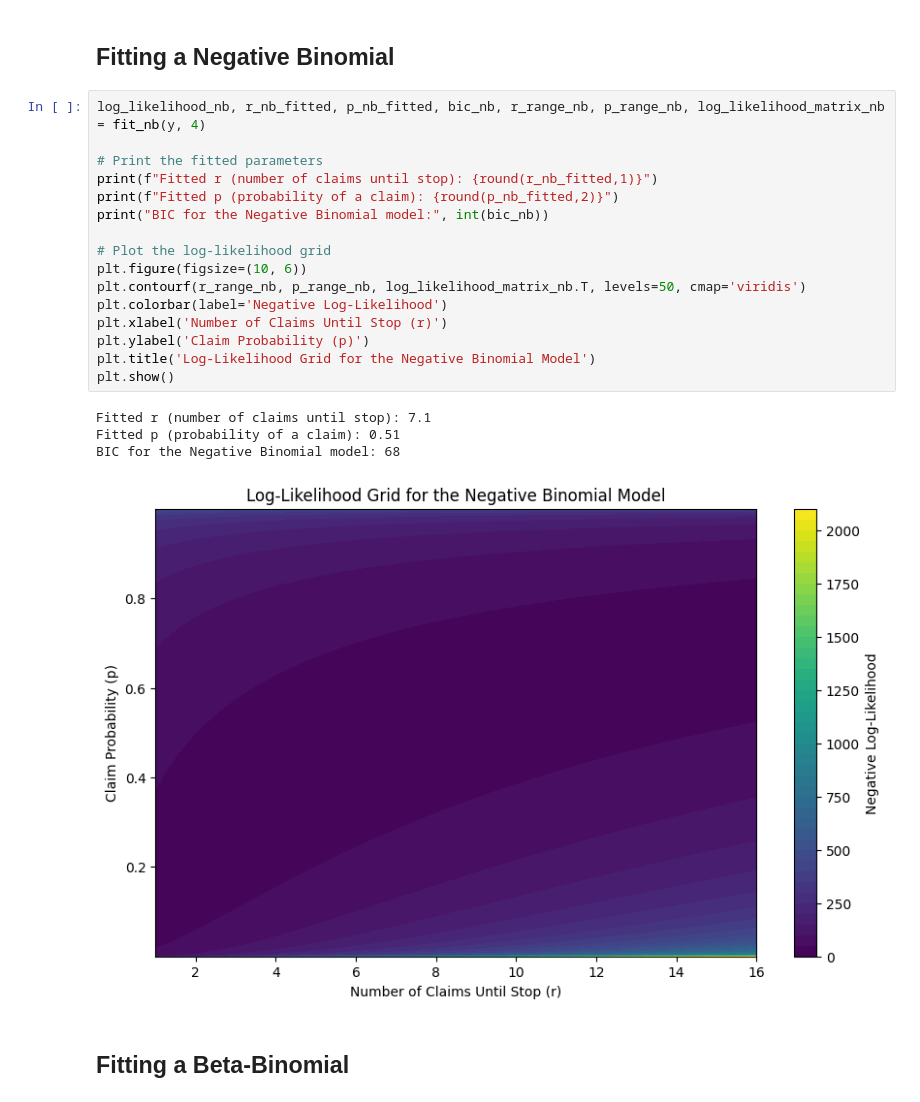
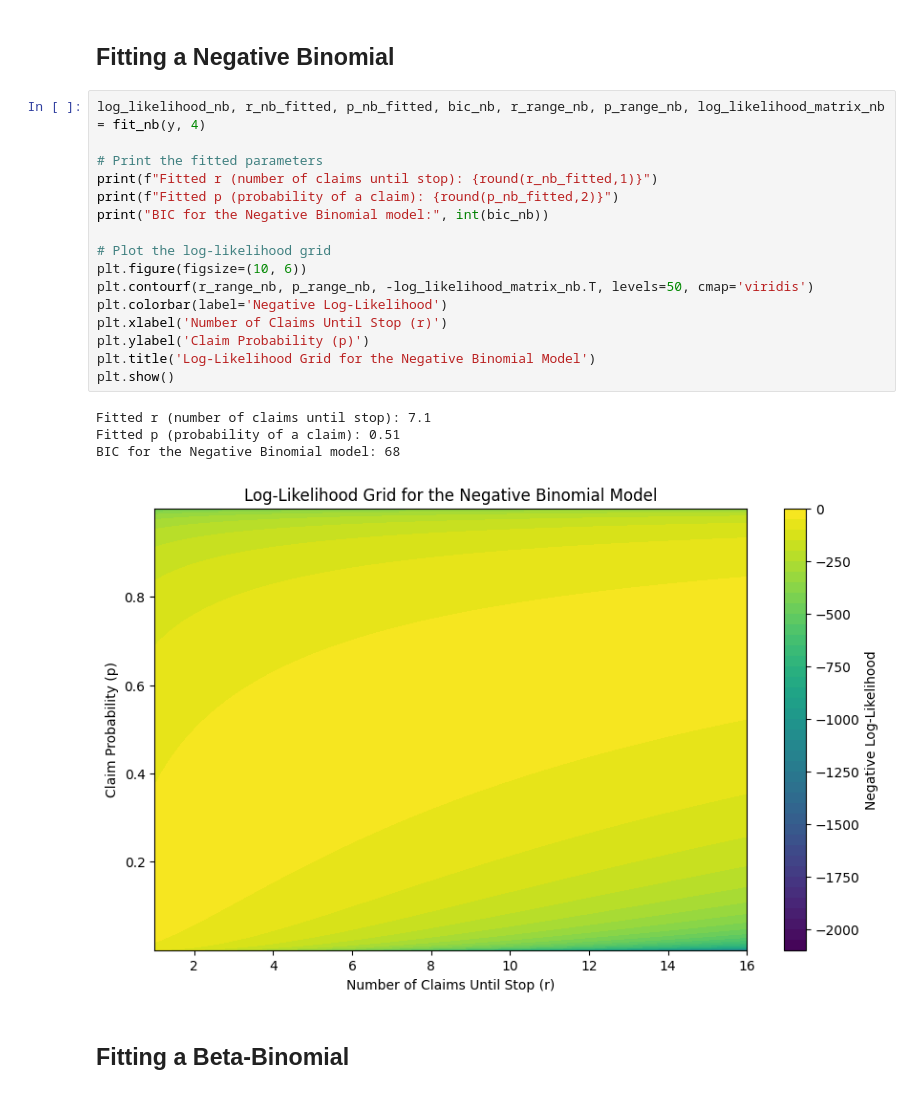
Before and after one commit to AlexFiliakov/bayesian-case-study, a Jupyter notebook: bayesian_case_study.ipynb, the cells around one changed output. Saved outputs shown, nothing was run; the diff lists cells and outputs as text.

```diff
--- a/bayesian_case_study.ipynb
+++ b/bayesian_case_study.ipynb
@@ -74,24 +74,24 @@ BIC for the Binomial model: 72
 # %%
 log_likelihood_nb, r_nb_fitted, p_nb_fitted, bic_nb, r_range_nb, p_range_nb, log_likelihood_matrix_nb = fit_nb(y, 4)
 
 # Print the fitted parameters
 print(f"Fitted r (number of claims until stop): {round(r_nb_fitted,1)}")
 print(f"Fitted p (probability of a claim): {round(p_nb_fitted,2)}")
 print("BIC for the Negative Binomial model:", int(bic_nb))
 
 # Plot the log-likelihood grid
 plt.figure(figsize=(10, 6))
-plt.contourf(r_range_nb, p_range_nb, log_likelihood_matrix_nb.T, levels=50, cmap='viridis')
+plt.contourf(r_range_nb, p_range_nb, -log_likelihood_matrix_nb.T, levels=50, cmap='viridis')
 plt.colorbar(label='Negative Log-Likelihood')
 plt.xlabel('Number of Claims Until Stop (r)')
 plt.ylabel('Claim Probability (p)')
 plt.title('Log-Likelihood Grid for the Negative Binomial Model')
 plt.show()
 # %% [output]
 Fitted r (number of claims until stop): 7.1
 Fitted p (probability of a claim): 0.51
 BIC for the Negative Binomial model: 68
-[figure, old version]
+[figure, new version]
 # %% [markdown]
 ## Fitting a Beta-Binomial
 # %%
```
Also changed, not shown: parts of 6 cells of this notebook, 3 other files.
